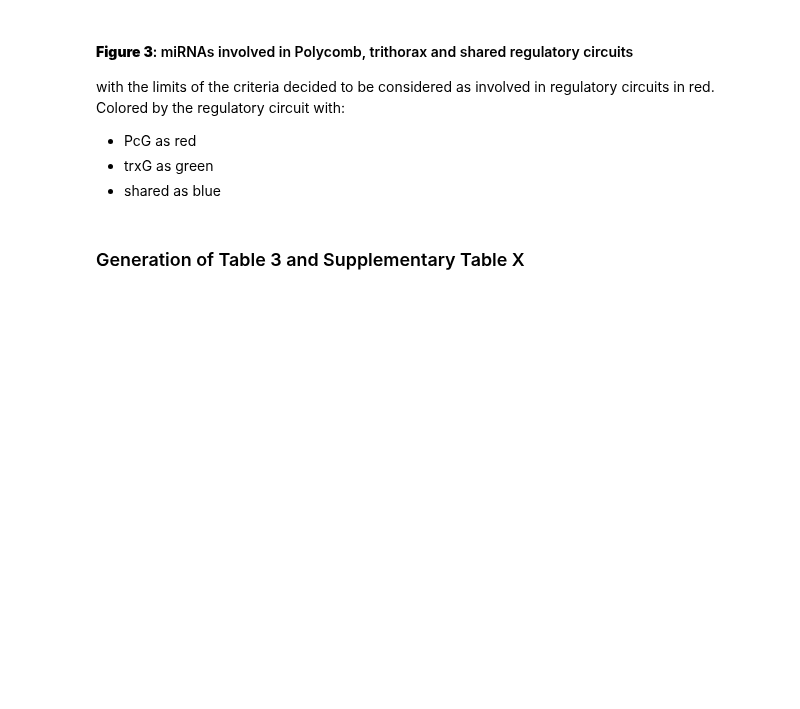
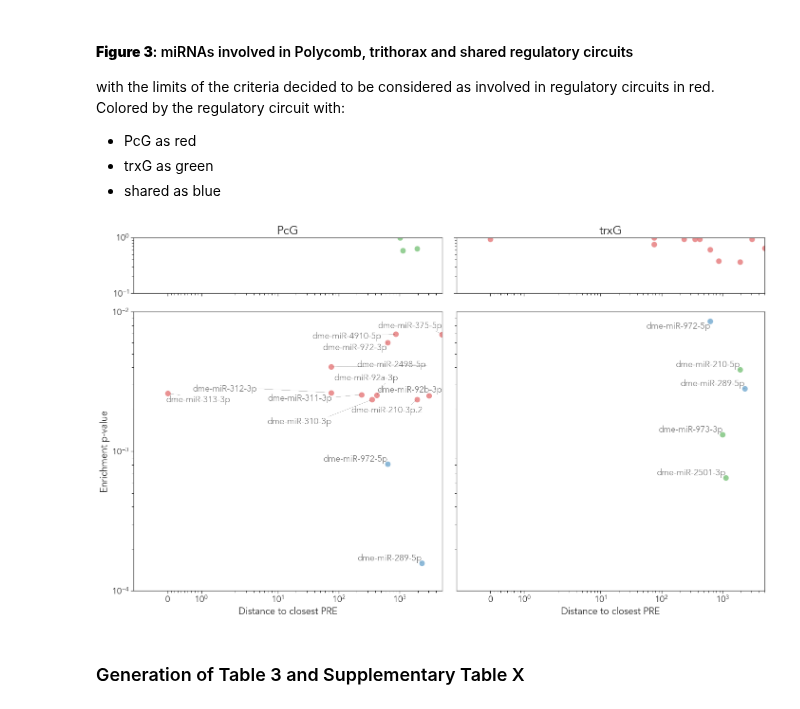
Before and after one commit to j-solor/Drosophila-miRNA-PcG-circuits, a Jupyter notebook: Analysis/Analysis.ipynb, the cells around one changed output. Saved outputs shown, nothing was run; the diff lists cells and outputs as text; code cells hidden in the pictures; blank space fills up the shorter version.

Commit message:
implement fig3 panel division and ticks

```diff
--- a/Analysis/Analysis.ipynb
+++ b/Analysis/Analysis.ipynb
@@ -922,14 +959,14 @@ def Plot_significative(PcG, trxG, dist_th = 5000, pval_th = 0.01, log_scale = Fa
     plt.rc('legend', fontsize=SMALL_SIZE)    # legend fontsize
     plt.rc('figure', titlesize=BIGGER_SIZE)  # fontsize of the figure title
 
-    fig, (ax1,ax2) = plt.subplots(1,2, figsize=(20,12))
-
+    fig, ((ax1,ax2),(ax3,ax4)) = plt.subplots(2,2, figsize=(20,12), gridspec_kw={"height_ratios":[1,5]})
     ## Plotting loop
     for sign_dataset, name in zip([sign_PcG, sign_trxG], ["PcG", "trxG"]):
 
         ### Dataset selection
         if name == "PcG":
-            ax = ax1
+            ax = ax3
+            ax_other = ax1
             sign_other = PcG.loc[sign_trxG.index,:]
             isinother = sign_PcG.index.isin(sign_other.index)
             common = sign_PcG[isinother]
@@ -939,7 +976,8 @@ def Plot_significative(PcG, trxG, dist_th = 5000, pval_th = 0.01, log_scale = Fa
             other_col = "tab:green"
 
         elif name == "trxG":
-            ax = ax2
+            ax = ax4
+            ax_other = ax2
             sign_other = trxG.loc[sign_PcG.index,:]
             isinother = sign_trxG.index.isin(sign_other.index)
             common = sign_trxG[isinother]
@@ -949,7 +987,7 @@ def Plot_significative(PcG, trxG, dist_th = 5000, pval_th = 0.01, log_scale = Fa
             other_col = "tab:red"
 
         ### Plotting
-        ax.set_title(name, fontweight = "bold", fontsize = 25)
+        ax_other.set_title(name, fontweight = "bold", fontsize = 25)
 
         sns.scatterplot(x = group["distance"],
                 y = group["hyper_pval"],
@@ -958,44 +996,75 @@ def Plot_significative(PcG, trxG, dist_th = 5000, pval_th = 0.01, log_scale = Fa
 
         sns.scatterplot(x = other["distance"],
                 y = other["hyper_pval"],
-                color = other_col, alpha = 0.5, ax = ax, s=150)
+                color = other_col, alpha = 0.5, ax = ax_other, s=150)
 
 
         sns.scatterplot(x = common["distance"],
                 y = common["hyper_pval"],
                 color = "tab:blue", alpha = 0.5, ax = ax, s=150)
 
         ### Aesthetic adjustment
-        ### lines
-        ax.vlines(dist_th,0,pval_th, color = "red")
-        ax.hlines(pval_th,-1,dist_th, color = "red")
-
         ### scale
         ax.set_xscale("symlog")
         ax.set_yscale("log")
+        ax_other.set_xscale("symlog")
+        ax_other.set_yscale("log")
 
         ### Limits
-        ax.set_xlim(-1,10**(5))
-        ax.set_ylim(10**(-4),3)
+        ax.set_xlim(-1,5000)
+        ax.set_ylim(10**(-4),10**-2)
+        ax_other.set_xlim(-1,5000)
+        ax_other.set_ylim(10**(-1),1)
 
         ### Labels
         ax.set_xlabel("Distance to closest PRE")
-        ax1.set_ylabel("Enrichment p-value")
+        ax_other.set_xlabel("")
+        ax_other.set_xticklabels([])
+
+        ax3.set_ylabel("Enrichment p-value")
+        ax1.set_ylabel("")
         ax2.set_ylabel("")
+        ax4.set_ylabel("")
 
         # miRNA name addition
         Plot_names(group, ax)
         Plot_names(common, ax)
-        Plot_names(other, ax)
+        #Plot_names(other, ax_other)
 
+
+    ### ticks
+    ax2.set_yticklabels([], minor = True)
+    ax4.set_yticks([])
+    ax2.set_yticklabels([])
+
+    #### yticks other
+    locminy_other = mpl.ticker.LogLocator(subs= [0.2, 0.3, 0.4, 0.5, 0.6, 0.7, 0.8, 0.9])
+    ax1.yaxis.set_minor_locator(locminy_other)
+    ax1.yaxis.set_minor_formatter(mpl.ticker.NullFormatter())
+
+    #### xticks all
+    locminx = mpl.ticker.LogLocator(subs= np.arange(0.01,0.1,0.01))
+    ax1.xaxis.set_minor_locator(locminx)
+    ax1.xaxis.set_minor_formatter(mpl.ticker.NullFormatter())
+
+    ax2.xaxis.set_minor_locator(locminx)
+    ax2.xaxis.set_minor_formatter(mpl.ticker.NullFormatter())
+
+    ax3.xaxis.set_minor_locator(locminx)
+    ax3.xaxis.set_minor_formatter(mpl.ticker.NullFormatter())
+
+    ax4.xaxis.set_minor_locator(locminx)
+    ax4.xaxis.set_minor_formatter(mpl.ticker.NullFormatter())
 
     sns.set_style("ticks")
     plt.tight_layout()
     plt.savefig("plots/figure_pvalue_distances.png", dpi = 200, transparent = True)
     plt.show()
 
 # Plotting function calling
 Plot_significative(plots_PcG, plots_trxG, log_scale=False)
+# %% [output]
+[figure, added]
 # %% [markdown]
 ### Generation of Table 3 and Supplementary Table X
 # %%
```
Also changed, not shown: parts of 9 cells of this notebook.
